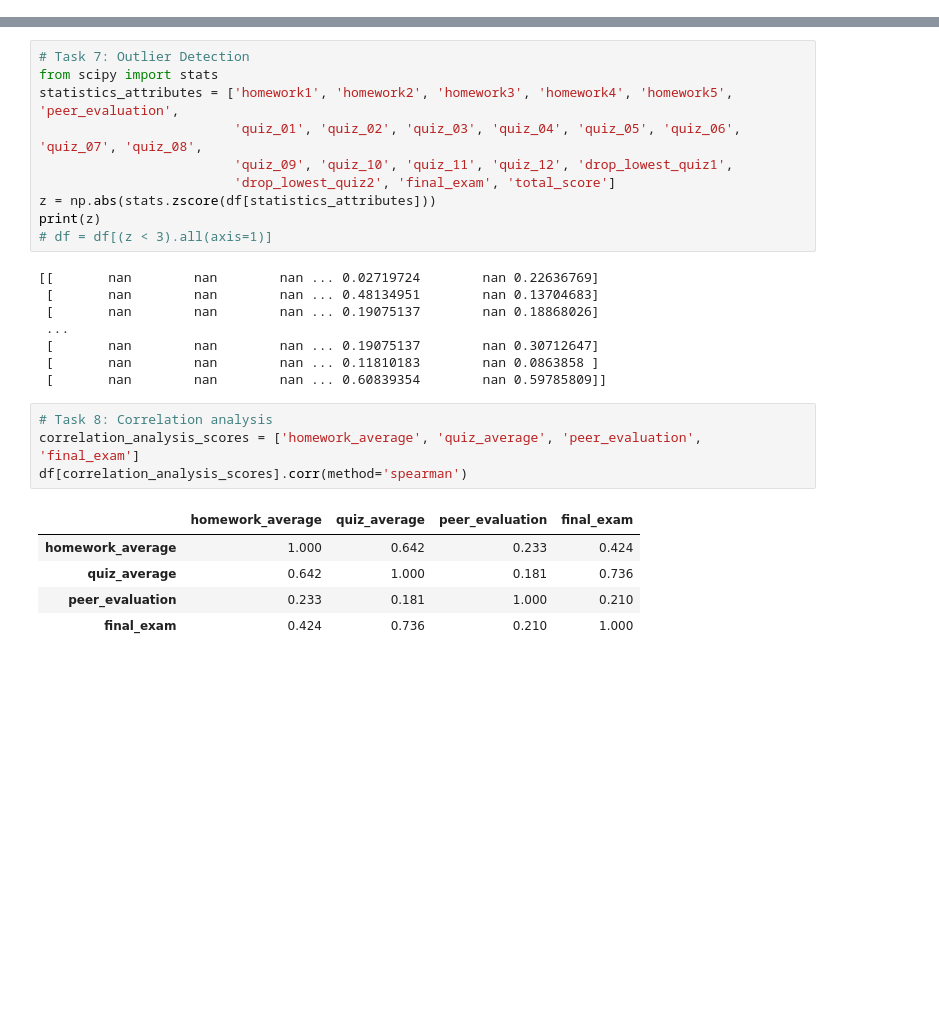
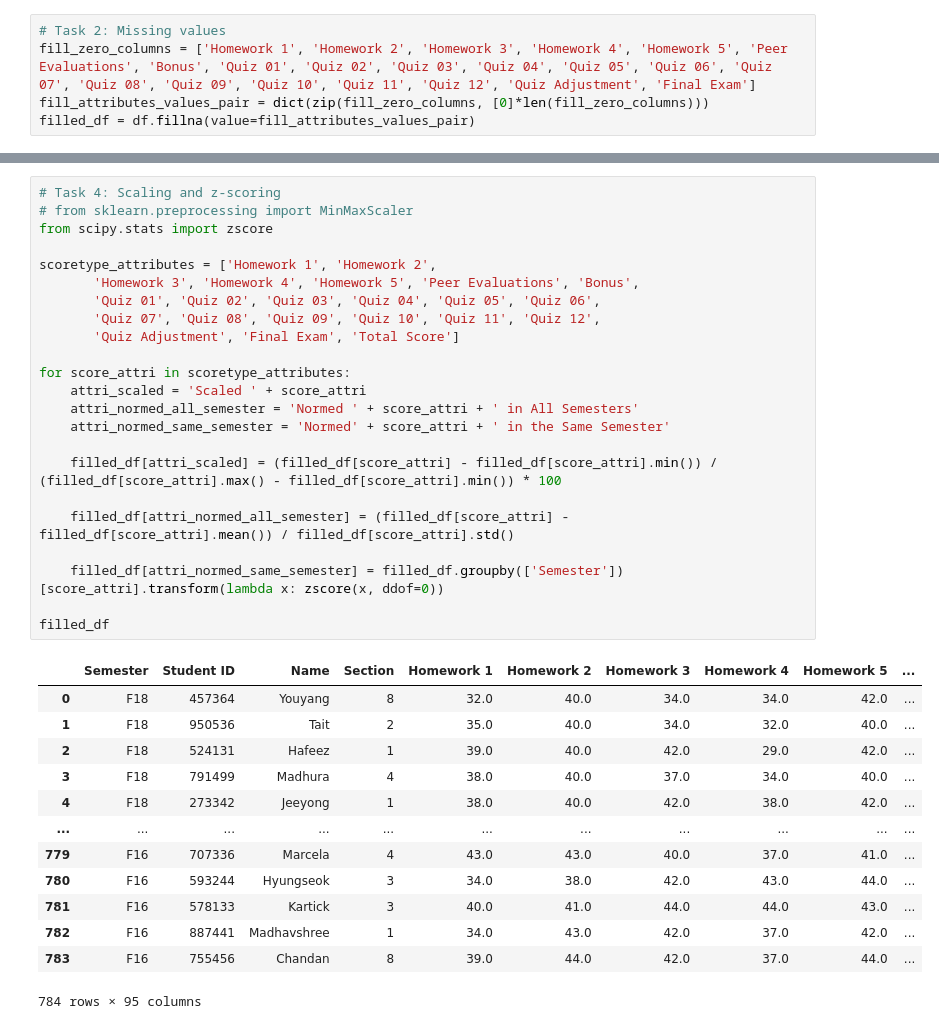
Before and after one commit to HennyJie/CS570-DataMining, a Jupyter notebook: hw1.ipynb, the cells around one changed output, grey strips where cells are left out. Cells and saved outputs as stored; diff of their text form; blank space fills up the shorter version.

```diff
--- a/hw1.ipynb
+++ b/hw1.ipynb
@@ -56,2 +18,7 @@ df.fillna(0)
+# %%
+# Task 2: Missing values
+fill_zero_columns = ['Homework 1', 'Homework 2', 'Homework 3', 'Homework 4', 'Homework 5', 'Peer Evaluations', 'Bonus', 'Quiz 01', 'Quiz 02', 'Quiz 03', 'Quiz 04', 'Quiz 05', 'Quiz 06', 'Quiz 07', 'Quiz 08', 'Quiz 09', 'Quiz 10', 'Quiz 11', 'Quiz 12', 'Quiz Adjustment', 'Final Exam']
+fill_attributes_values_pair = dict(zip(fill_zero_columns, [0]*len(fill_zero_columns)))
+filled_df = df.fillna(value=fill_attributes_values_pair)
 # %%
 # Task 3: Re-encoding
@@ -175,28 +46,37 @@ student_id     name  section  homework1  homework2  homework3  homework4  \
-# %%
-# Task 7: Outlier Detection
-from scipy import stats
-statistics_attributes = ['homework1', 'homework2', 'homework3', 'homework4', 'homework5', 'peer_evaluation',
-                         'quiz_01', 'quiz_02', 'quiz_03', 'quiz_04', 'quiz_05', 'quiz_06', 'quiz_07', 'quiz_08',
-                         'quiz_09', 'quiz_10', 'quiz_11', 'quiz_12', 'drop_lowest_quiz1',
-                         'drop_lowest_quiz2', 'final_exam', 'total_score']
-z = np.abs(stats.zscore(df[statistics_attributes]))
-print(z)
-# df = df[(z < 3).all(axis=1)]
-# %% [output]
-[[       nan        nan        nan ... 0.02719724        nan 0.22636769]
- [       nan        nan        nan ... 0.48134951        nan 0.13704683]
- [       nan        nan        nan ... 0.19075137        nan 0.18868026]
- ...
- [       nan        nan        nan ... 0.19075137        nan 0.30712647]
- [       nan        nan        nan ... 0.11810183        nan 0.0863858 ]
- [       nan        nan        nan ... 0.60839354        nan 0.59785809]]
-# %%
-# Task 8: Correlation analysis
-correlation_analysis_scores = ['homework_average', 'quiz_average', 'peer_evaluation', 'final_exam']
-df[correlation_analysis_scores].corr(method='spearman')
-# %% [output]
-|  | homework_average | quiz_average | peer_evaluation | final_exam |
-| homework_average | 1.000 | 0.642 | 0.233 | 0.424 |
-| quiz_average | 0.642 | 1.000 | 0.181 | 0.736 |
-| peer_evaluation | 0.233 | 0.181 | 1.000 | 0.210 |
-| final_exam | 0.424 | 0.736 | 0.210 | 1.000 |
+# %%
+# Task 4: Scaling and z-scoring
+# from sklearn.preprocessing import MinMaxScaler
+from scipy.stats import zscore
+
+scoretype_attributes = ['Homework 1', 'Homework 2',
+       'Homework 3', 'Homework 4', 'Homework 5', 'Peer Evaluations', 'Bonus',
+       'Quiz 01', 'Quiz 02', 'Quiz 03', 'Quiz 04', 'Quiz 05', 'Quiz 06',
+       'Quiz 07', 'Quiz 08', 'Quiz 09', 'Quiz 10', 'Quiz 11', 'Quiz 12',
+       'Quiz Adjustment', 'Final Exam', 'Total Score']
+
+for score_attri in scoretype_attributes:
+    attri_scaled = 'Scaled ' + score_attri
+    attri_normed_all_semester = 'Normed ' + score_attri + ' in All Semesters'
+    attri_normed_same_semester = 'Normed' + score_attri + ' in the Same Semester'
+
+    filled_df[attri_scaled] = (filled_df[score_attri] - filled_df[score_attri].min()) / (filled_df[score_attri].max() - filled_df[score_attri].min()) * 100
+
+    filled_df[attri_normed_all_semester] = (filled_df[score_attri] - filled_df[score_attri].mean()) / filled_df[score_attri].std()
+
+    filled_df[attri_normed_same_semester] = filled_df.groupby(['Semester'])[score_attri].transform(lambda x: zscore(x, ddof=0))
+
+filled_df
+# %% [output]
+|  | Semester | Student ID | Name | Section | Homework 1 | Homework 2 | Homework 3 | Homework 4 | Homework 5 | ... |
+| 0 | F18 | 457364 | Youyang | 8 | 32.0 | 40.0 | 34.0 | 34.0 | 42.0 | ... |
+| 1 | F18 | 950536 | Tait | 2 | 35.0 | 40.0 | 34.0 | 32.0 | 40.0 | ... |
+| 2 | F18 | 524131 | Hafeez | 1 | 39.0 | 40.0 | 42.0 | 29.0 | 42.0 | ... |
+| 3 | F18 | 791499 | Madhura | 4 | 38.0 | 40.0 | 37.0 | 34.0 | 40.0 | ... |
+| 4 | F18 | 273342 | Jeeyong | 1 | 38.0 | 40.0 | 42.0 | 38.0 | 42.0 | ... |
+| ... | ... | ... | ... | ... | ... | ... | ... | ... | ... | ... |
+| 779 | F16 | 707336 | Marcela | 4 | 43.0 | 43.0 | 40.0 | 37.0 | 41.0 | ... |
+| 780 | F16 | 593244 | Hyungseok | 3 | 34.0 | 38.0 | 42.0 | 43.0 | 44.0 | ... |
+| 781 | F16 | 578133 | Kartick | 3 | 40.0 | 41.0 | 44.0 | 44.0 | 43.0 | ... |
+| 782 | F16 | 887441 | Madhavshree | 1 | 34.0 | 43.0 | 42.0 | 37.0 | 42.0 | ... |
+| 783 | F16 | 755456 | Chandan | 8 | 39.0 | 44.0 | 42.0 | 37.0 | 44.0 | ... |
+784 rows × 95 columns
```
Also changed, not shown: parts of 12 cells of this notebook, 2 other files.
